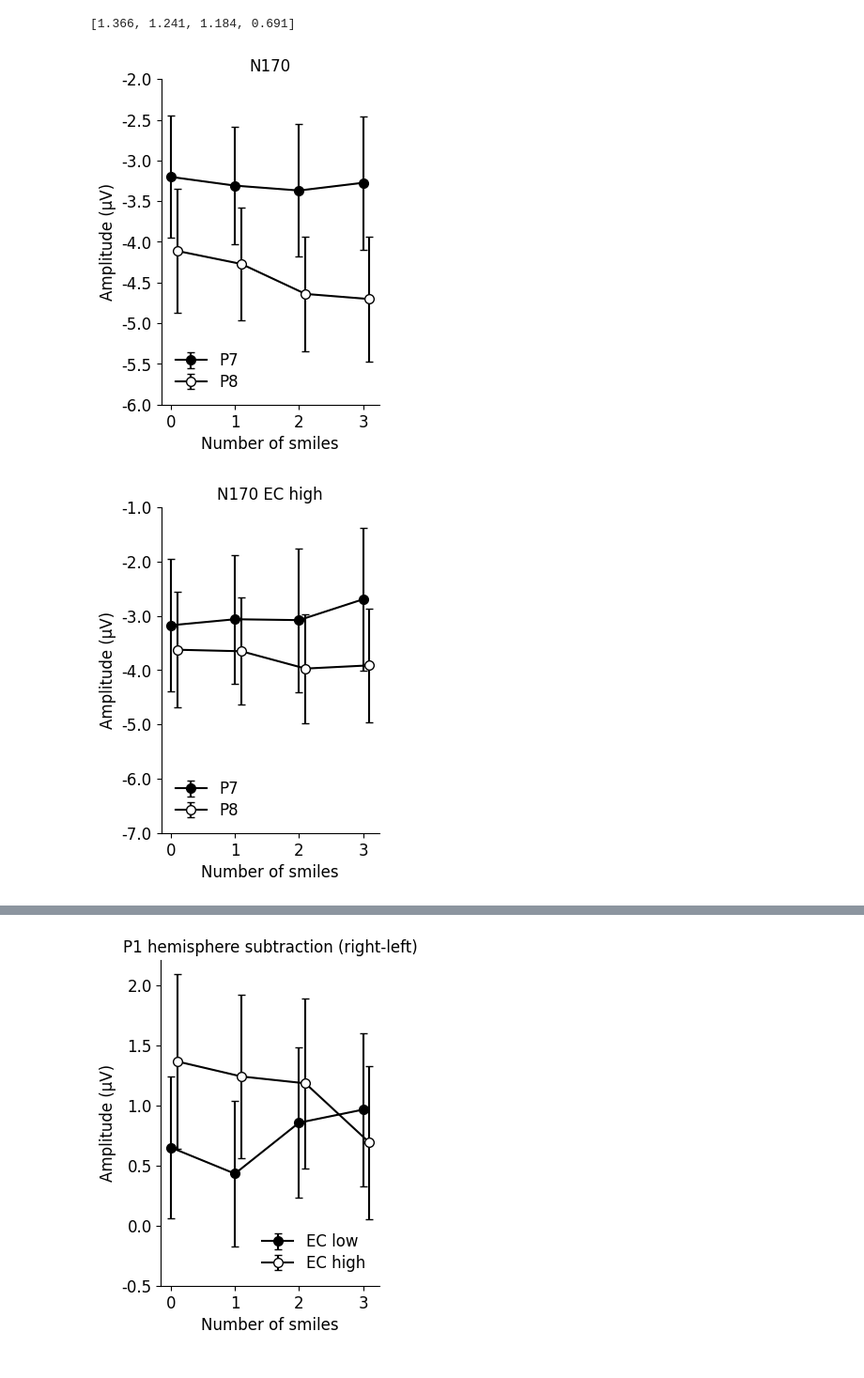
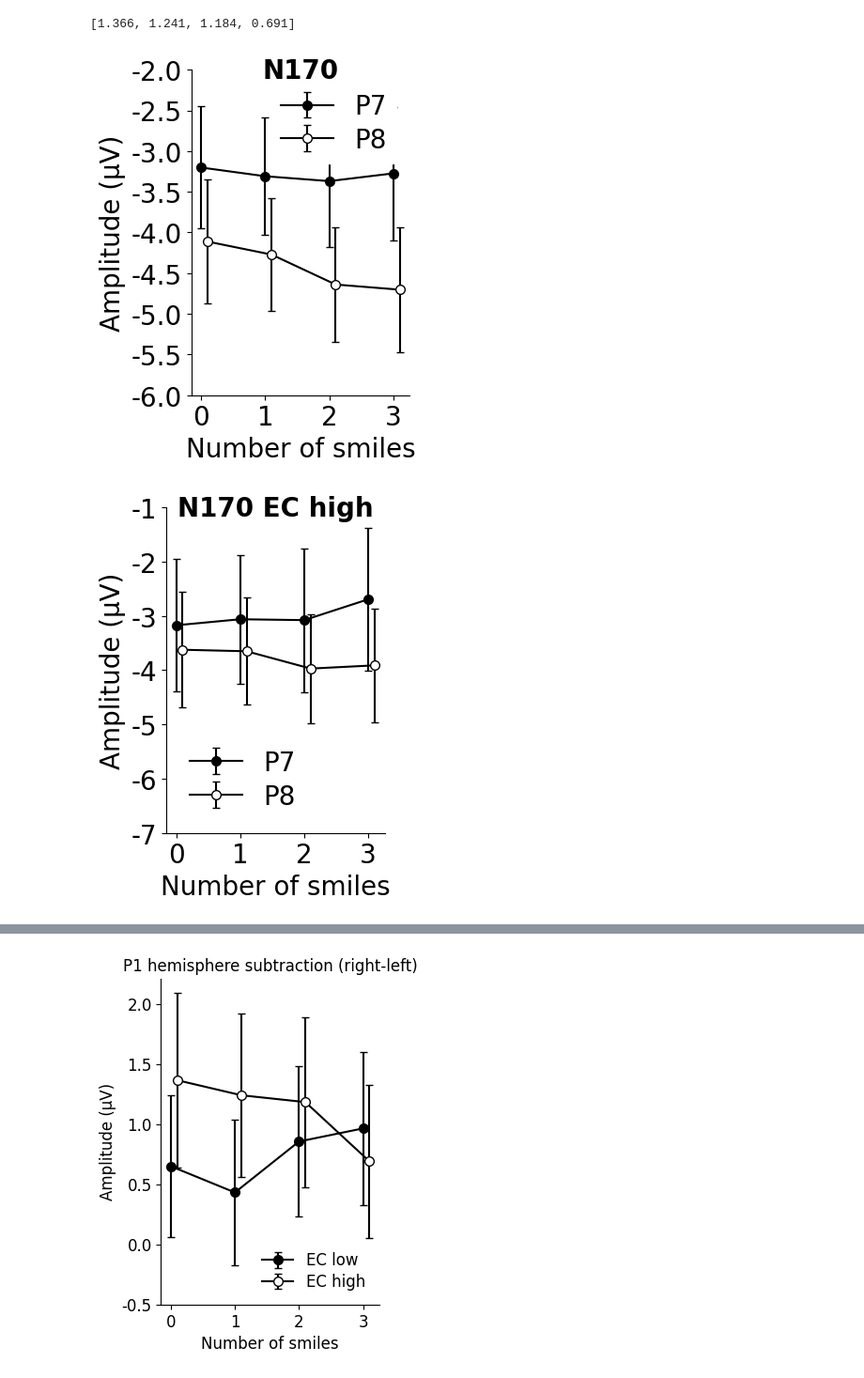
Before and after one commit to Kei-Kobayash/multiple_smiles, a Jupyter notebook: Smile_P1&N170.ipynb, the cells around one changed output, grey strips where cells are left out. Shown at 94% size. Drawn from its saved outputs; the diff is of its cells as text; code cells hidden in the pictures.

```diff
--- a/Smile_P1&N170.ipynb
+++ b/Smile_P1&N170.ipynb
@@ -140,39 +132,40 @@ print(hemisub_P1_EC_high_ave)
 
 #plt.plot(hemisub_ave)
 
 #リストを引数で渡す
-def plotting(list1, title, ylist):
-  fontsize = 12
+def plotting(list1, title, ylist, legend):
+  fontsize = 20
   fig, ax1 = plt.subplots(figsize=(3, 4.5))
 
   #list1 = [[P7_ave][P7_sem]]
   x = [0, 1, 2, 3]
   marker_colors = ["black", "white"]
   labels = ["P7", "P8"]
 
   for list_list, list_err, n, marker_color, label in zip(list1[0], list1[1], [1, 2], marker_colors, labels):
     x = list(map(lambda x: x+0.1*(n-1), x))
     ax1.errorbar(x = x, y = list_list, yerr = list_err, capsize=3, color = "black", marker = "o", markersize = 7, markeredgecolor = "black", markerfacecolor = marker_color, label = label)
   ax1.set_xlabel("Number of smiles", fontsize = fontsize)
   ax1.set_ylabel("Amplitude (μV)", fontsize = fontsize)
-  ax1.set_title(title, fontsize = fontsize)
+  ax1.set_title(title, fontsize = fontsize, y = 0.95, fontweight = "bold")
 
   ax1.set_xticks([0, 1, 2, 3])
   ax1.set_xticklabels([0, 1, 2, 3], fontsize = fontsize)
   ax1.set_yticks(ylist)
   ax1.set_yticklabels(ylist, fontsize = fontsize)
 
   ax1.spines["top"].set_visible(False)
   ax1.spines["right"].set_visible(False)
 
-  ax1.legend(prop={"size": fontsize}, framealpha =1.0, edgecolor = "#FFFFFF", labelspacing = 0.28, numpoints=0.3)
+  if legend == "yes":
+    ax1.legend(prop={"size": fontsize}, framealpha =1.0, edgecolor = "#FFFFFF", labelspacing = 0.28, numpoints=0.3)
   plt.savefig("all_Psychophysiology2023_"+title+"_graph.png", format="png", dpi=500, bbox_inches = "tight")
 
 #plotting(hemisub_ave, hemisub_sem)
 
-plotting([[P7_ave, P8_ave],[P7_sem, P8_sem]], "N170", np.arange(-6, -2 + 0.5, 0.5).tolist())
-plotting([[P7_EC_high_ave, P8_EC_high_ave],[P7_EC_high_sem, P8_EC_high_sem]], "N170 EC high", np.arange(-7, -1.5 + 1, 1).tolist())
-plotting([[P7_EC_low_ave, P8_EC_low_ave],[P7_EC_low_sem, P8_EC_low_sem]], "N170 EC low", np.arange(-7, -1.5 + 1, 1).tolist())
+plotting([[P7_ave, P8_ave],[P7_sem, P8_sem]], "N170", np.arange(-6, -2 + 0.5, 0.5).tolist(), "yes")
+plotting([[P7_EC_high_ave, P8_EC_high_ave],[P7_EC_high_sem, P8_EC_high_sem]], "N170 EC high", np.arange(-7, 0, 1).tolist(), "yes")
+plotting([[P7_EC_low_ave, P8_EC_low_ave],[P7_EC_low_sem, P8_EC_low_sem]], "N170 EC low", np.arange(-7, 0, 1).tolist(), "no")
 # %% [output]
-[figure, old version]
+[figure, new version]
-[figure, old version]
+[figure, new version]
```
Also changed, not shown: parts of 18 cells of this notebook.
